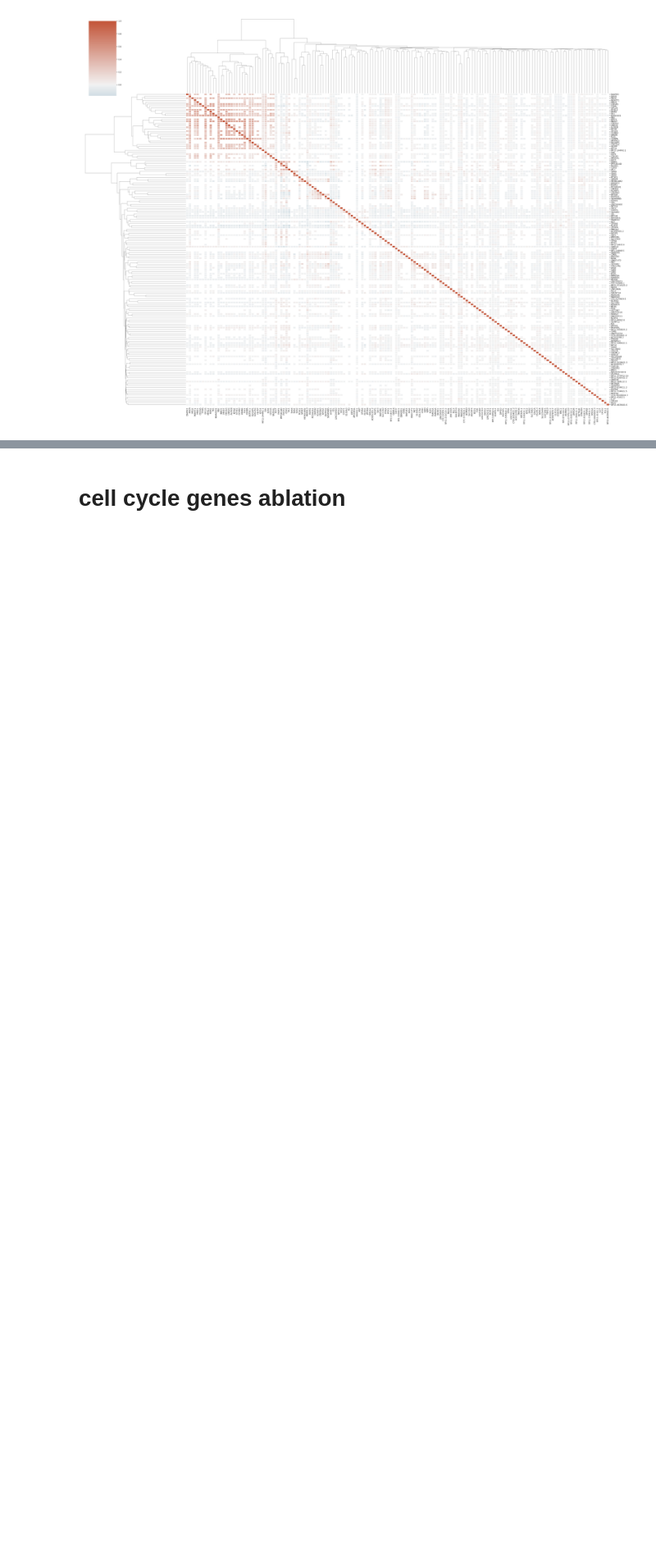
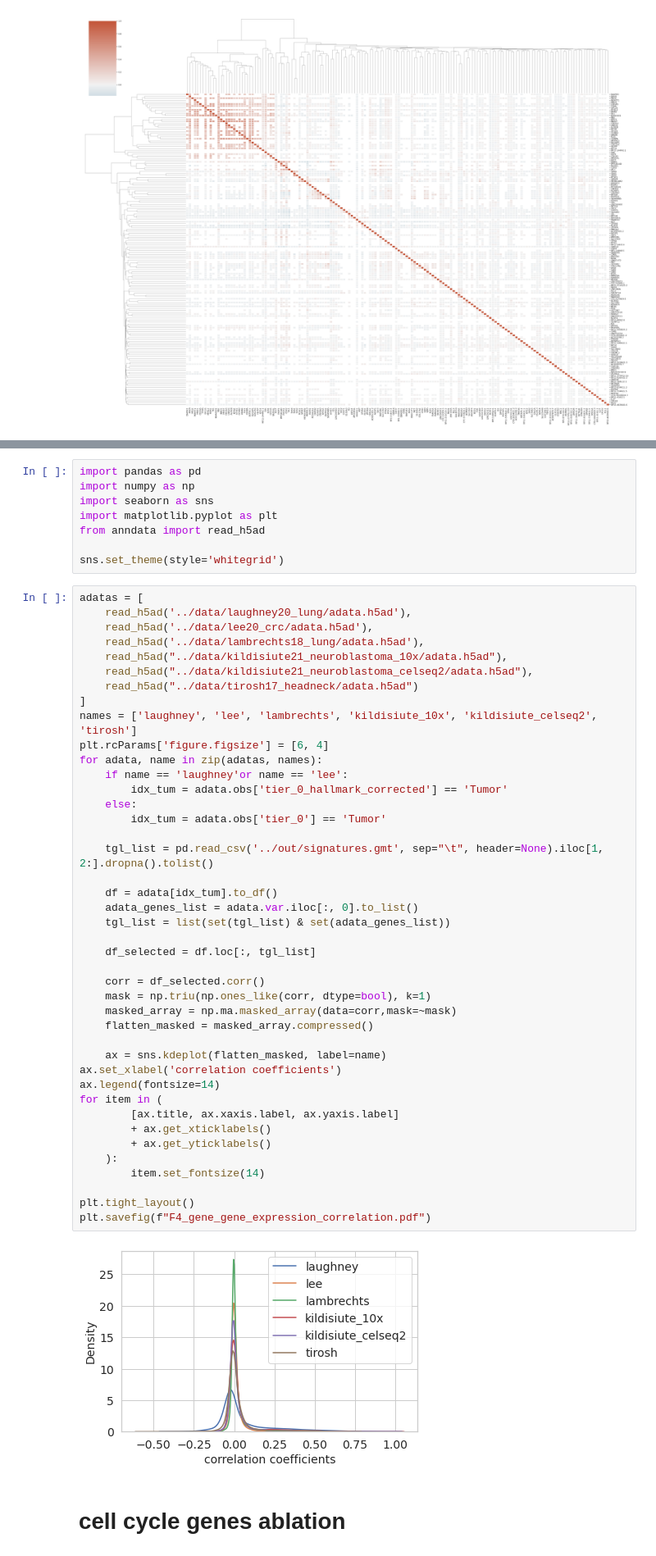
Before and after one commit to BIMSBbioinfo/ikarus---auxiliary, a Jupyter notebook: part_1/f4_gene_correlation/make_f4.ipynb, the cells around one changed output, grey strips where cells are left out. Shown at 82% size. Cells and saved outputs as stored; diff of their text form; blank space fills up the shorter version.

Commit message:
add figure F4: gene gene correlation

```diff
--- a/part_1/f4_gene_correlation/make_f4.ipynb
+++ b/part_1/f4_gene_correlation/make_f4.ipynb
@@ -37,3 +39,55 @@ plt.savefig('F4_lee_correlation_tumor_genelist.pdf')
+# %%
+import pandas as pd
+import numpy as np
+import seaborn as sns
+import matplotlib.pyplot as plt
+from anndata import read_h5ad
+
+sns.set_theme(style='whitegrid')
+# %%
+adatas = [
+    read_h5ad('../data/laughney20_lung/adata.h5ad'),
+    read_h5ad('../data/lee20_crc/adata.h5ad'),
+    read_h5ad('../data/lambrechts18_lung/adata.h5ad'),
+    read_h5ad("../data/kildisiute21_neuroblastoma_10x/adata.h5ad"),
+    read_h5ad("../data/kildisiute21_neuroblastoma_celseq2/adata.h5ad"),
+    read_h5ad("../data/tirosh17_headneck/adata.h5ad")
+]
+names = ['laughney', 'lee', 'lambrechts', 'kildisiute_10x', 'kildisiute_celseq2', 'tirosh']
+plt.rcParams['figure.figsize'] = [6, 4]
+for adata, name in zip(adatas, names):
+    if name == 'laughney'or name == 'lee':
+        idx_tum = adata.obs['tier_0_hallmark_corrected'] == 'Tumor'
+    else:
+        idx_tum = adata.obs['tier_0'] == 'Tumor'
+
+    tgl_list = pd.read_csv('../out/signatures.gmt', sep="\t", header=None).iloc[1, 2:].dropna().tolist()
+
+    df = adata[idx_tum].to_df()
+    adata_genes_list = adata.var.iloc[:, 0].to_list()
+    tgl_list = list(set(tgl_list) & set(adata_genes_list))
+
+    df_selected = df.loc[:, tgl_list]
+
+    corr = df_selected.corr()
+    mask = np.triu(np.ones_like(corr, dtype=bool), k=1)
+    masked_array = np.ma.masked_array(data=corr,mask=~mask)
+    flatten_masked = masked_array.compressed()
+
+    ax = sns.kdeplot(flatten_masked, label=name)
+ax.set_xlabel('correlation coefficients')
+ax.legend(fontsize=14)
+for item in (
+        [ax.title, ax.xaxis.label, ax.yaxis.label]
+        + ax.get_xticklabels()
+        + ax.get_yticklabels()
+    ):
+        item.set_fontsize(14)
+
+plt.tight_layout()
+plt.savefig(f"F4_gene_gene_expression_correlation.pdf")
+# %% [output]
+[figure, added]
 # %% [markdown]
 # cell cycle genes ablation
 # %%
```
Also changed, not shown: parts of 1 cell of this notebook, 1 other file.
